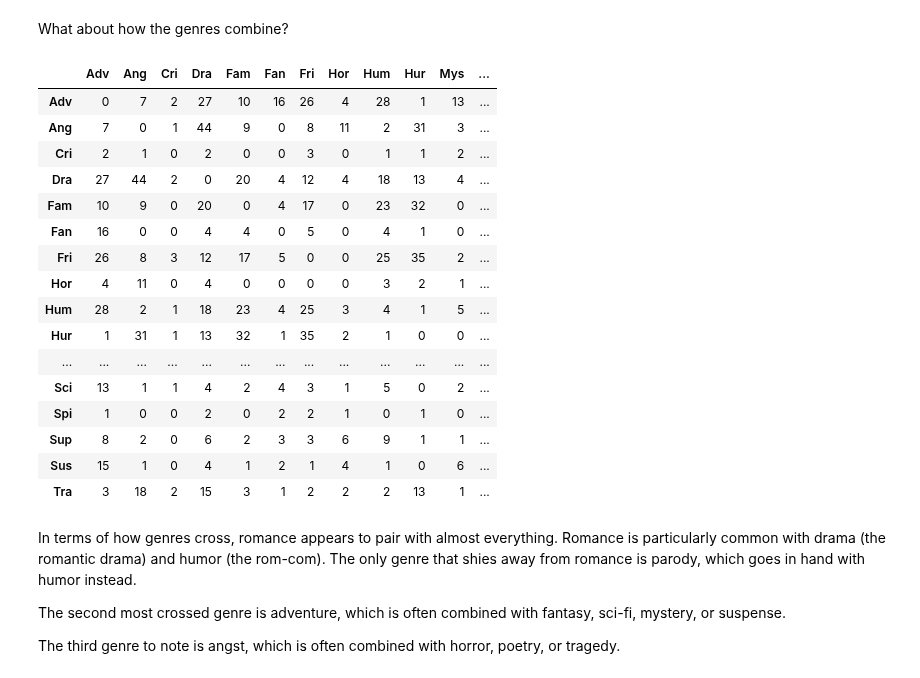
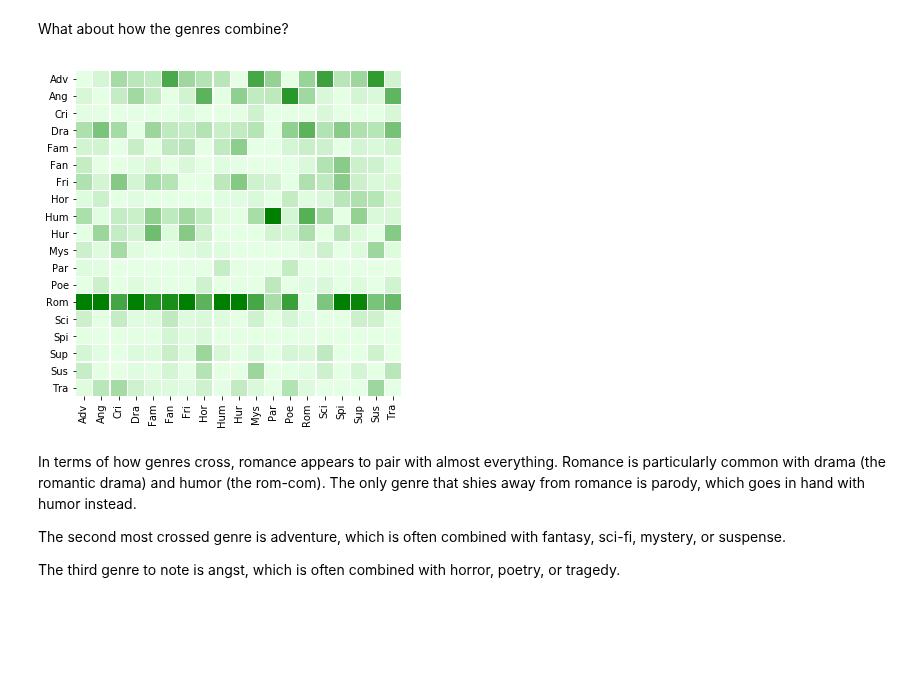
Before and after one commit to lily-tian/fanfictionstatistics, a Jupyter notebook: story_analysis.ipynb, the cells around one changed output. Saved outputs shown, nothing was run; the diff lists cells and outputs as text; code cells hidden in the pictures; blank space fills up the shorter version.

```diff
--- a/story_analysis.ipynb
+++ b/story_analysis.ipynb
@@ -104,35 +104,23 @@ What about how the genres combine?
 # %%
 # creates contingency table
 gen_pairs = df_online.loc[[len(row) > 1 for row in df_online.genre], 'genre']
 gen1 = pd.Series([row[0][:3] for row in gen_pairs] + [row[1][:3] for row in gen_pairs])
 gen2 = pd.Series([row[1][:3] for row in gen_pairs] + [row[0][:3] for row in gen_pairs])
 cross = pd.crosstab(index=gen1, columns=gen2, colnames=[''])
 del cross.index.name
 
-# sets border option
-pd.options.html.border = 0
+# finds relative frequency
+for col in cross.columns.values:
+    cross[col] = cross[col]/np.sum(cross[col])
 
-# plots table
-cm = sns.light_palette('green', as_cmap=True)
-cross.style.background_gradient(cmap=cm)
+# plots heatmap
+f, ax = plt.subplots(figsize=(6,6))
+ax = sns.heatmap(cross, cmap=cm, cbar=False, robust=True,
+                 square=True, linewidths=0.1, linecolor='white')
+
+plt.show()
 # %% [output]
-|  | Adv | Ang | Cri | Dra | Fam | Fan | Fri | Hor | Hum | Hur | Mys | ... |
-| Adv | 0 | 7 | 2 | 27 | 10 | 16 | 26 | 4 | 28 | 1 | 13 | ... |
-| Ang | 7 | 0 | 1 | 44 | 9 | 0 | 8 | 11 | 2 | 31 | 3 | ... |
-| Cri | 2 | 1 | 0 | 2 | 0 | 0 | 3 | 0 | 1 | 1 | 2 | ... |
-| Dra | 27 | 44 | 2 | 0 | 20 | 4 | 12 | 4 | 18 | 13 | 4 | ... |
-| Fam | 10 | 9 | 0 | 20 | 0 | 4 | 17 | 0 | 23 | 32 | 0 | ... |
-| Fan | 16 | 0 | 0 | 4 | 4 | 0 | 5 | 0 | 4 | 1 | 0 | ... |
-| Fri | 26 | 8 | 3 | 12 | 17 | 5 | 0 | 0 | 25 | 35 | 2 | ... |
-| Hor | 4 | 11 | 0 | 4 | 0 | 0 | 0 | 0 | 3 | 2 | 1 | ... |
-| Hum | 28 | 2 | 1 | 18 | 23 | 4 | 25 | 3 | 4 | 1 | 5 | ... |
-| Hur | 1 | 31 | 1 | 13 | 32 | 1 | 35 | 2 | 1 | 0 | 0 | ... |
-| ... | ... | ... | ... | ... | ... | ... | ... | ... | ... | ... | ... | ... |
-| Sci | 13 | 1 | 1 | 4 | 2 | 4 | 3 | 1 | 5 | 0 | 2 | ... |
-| Spi | 1 | 0 | 0 | 2 | 0 | 2 | 2 | 1 | 0 | 1 | 0 | ... |
-| Sup | 8 | 2 | 0 | 6 | 2 | 3 | 3 | 6 | 9 | 1 | 1 | ... |
-| Sus | 15 | 1 | 0 | 4 | 1 | 2 | 1 | 4 | 1 | 0 | 6 | ... |
-| Tra | 3 | 18 | 2 | 15 | 3 | 1 | 2 | 2 | 2 | 13 | 1 | ... |
+[figure, added]
 # %% [markdown]
 In terms of how genres cross, romance appears to pair with almost everything. Romance is particularly common with drama (the romantic drama) and humor (the rom-com). The only genre that shies away from romance is parody, which goes in hand with humor instead.
 
```
Also changed, not shown: parts of 8 cells of this notebook, 1 other file.
